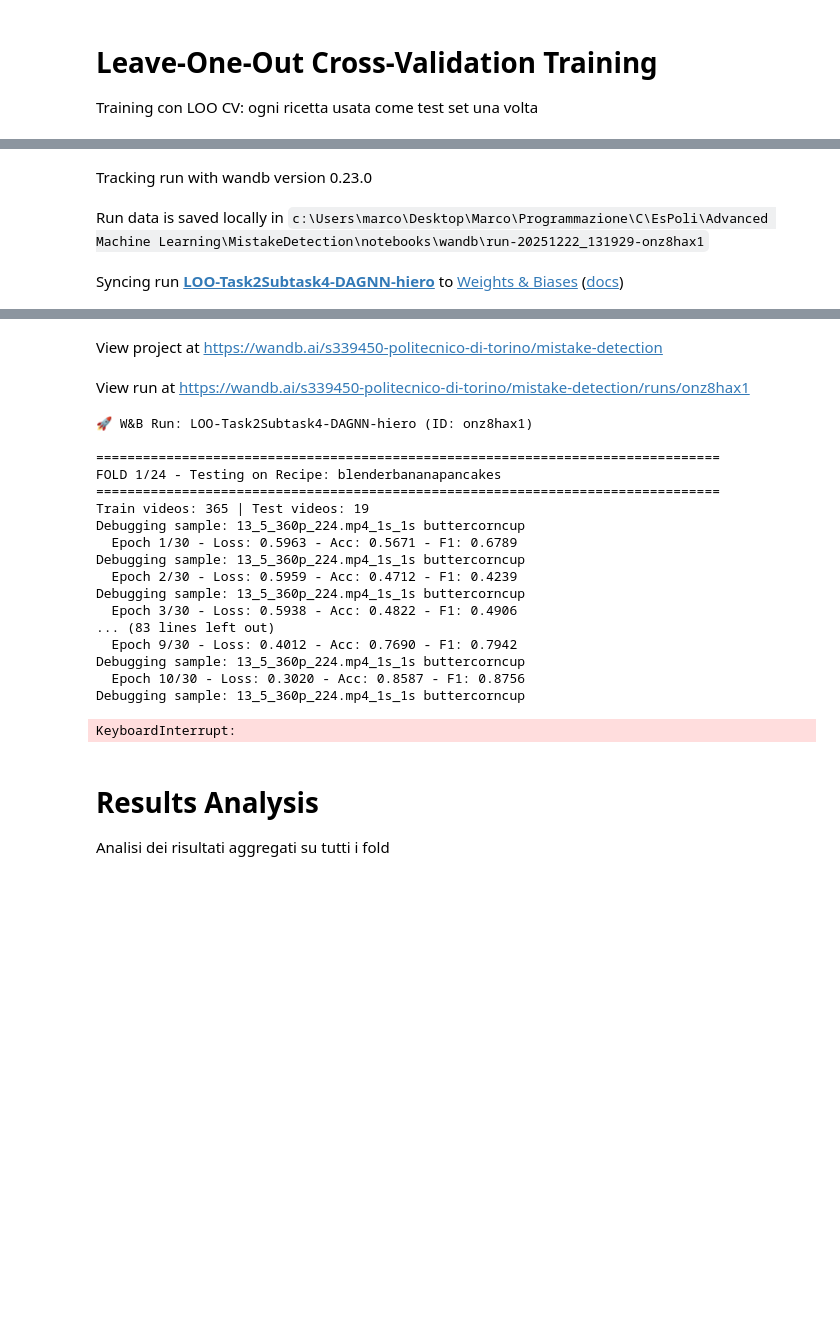
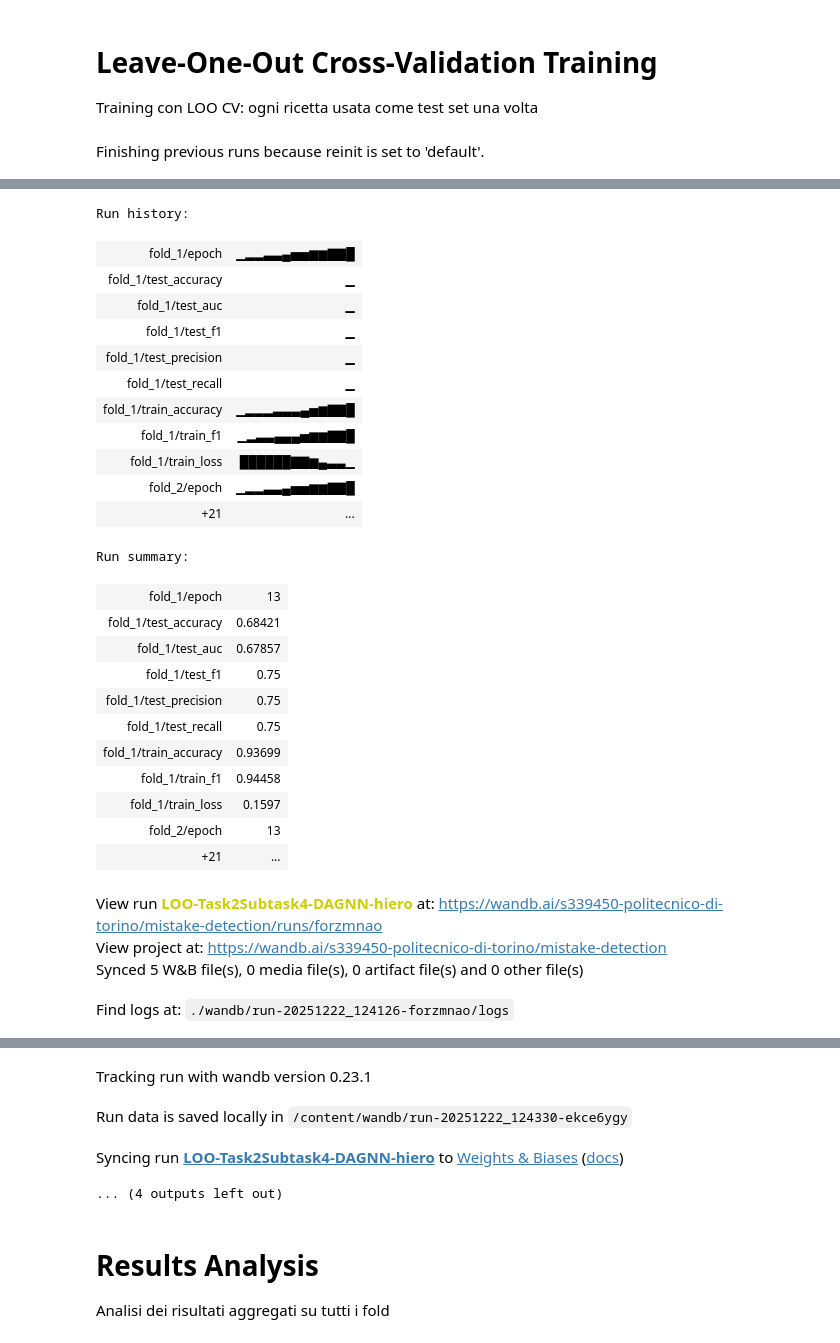
Before and after one commit to MarcoPernoVDP/MistakeDetection, a Jupyter notebook: notebooks/Task2Subtask4.ipynb, the cells around one changed output, grey strips where cells are left out. Cells and saved outputs as stored; diff of their text form; code cells hidden in the pictures; blank space fills up the shorter version.

```diff
--- a/notebooks/Task2Subtask4.ipynb
+++ b/notebooks/Task2Subtask4.ipynb
@@ -83,7 +102,7 @@ config = {
     "input_dim": DATASET_SOURCE.input_dims(),
     "batch_size": 1,  # DEVE essere 1 per sequenze di lunghezza variabile
     "learning_rate": 1e-4,
-    "epochs": 30,
+    "epochs": 10,
     "pos_weight": 0.75,
     "optimizer": "Adam",
     "loss_function": "BCEWithLogitsLoss",
@@ -327,7 +366,6 @@ run = wandb.init(
         "hidden_dim": 256,
         "num_gnn_layers": 3,
         "dropout": 0.3,
-        "batch_size": 4,  # Per grafi possiamo batchare
     },
     tags=["leave-one-out", "Task2Subtask4", "DAGNN", DATASET_SOURCE.value],
     notes=f"Leave-One-Out CV with DAGNN for mistake detection using {DATASET_SOURCE.value} features"
@@ -341,7 +379,6 @@ config.update({
     "hidden_dim": 256,
     "num_gnn_layers": 3,
     "dropout": 0.3,
-    "batch_size": 4,
 })
 
 # Statistiche per aggregare i risultati di tutti i fold
@@ -510,33 +547,59 @@ for fold_idx, test_recipe_name in enumerate(recipes):
         'f1': test_f1,
         'precision': test_precision,
         'recall': test_recall,
         'auc': test_auc,
         'test_targets': test_targets,
         'test_preds': test_preds
     }
     all_fold_results.append(fold_result)
 
     # Log su W&B
     wandb.log({
         f"fold_{fold_idx+1}/test_accuracy": test_acc,
         f"fold_{fold_idx+1}/test_f1": test_f1,
         f"fold_{fold_idx+1}/test_precision": test_precision,
         f"fold_{fold_idx+1}/test_recall": test_recall,
         f"fold_{fold_idx+1}/test_auc": test_auc,
     })
 
     print(f"\n  Test Results for Recipe {test_recipe_name}:")
     print(f"    Accuracy: {test_acc:.4f}")
     print(f"    F1: {test_f1:.4f}")
     print(f"    Precision: {test_precision:.4f}")
     print(f"    Recall: {test_recall:.4f}")
     print(f"    AUC: {test_auc:.4f}")
 
 print(f"\n{'='*80}")
 print("🎉 Leave-One-Out Cross-Validation completato!")
 print(f"{'='*80}")
 # %% [output]
+Finishing previous runs because reinit is set to 'default'.
 [interactive output not drawn]
-Tracking run with wandb version 0.23.0
+Run history:
+| fold_1/epoch | ▁▂▂▃▃▄▅▅▆▆▇▇█ |
+| fold_1/test_accuracy | ▁ |
+| fold_1/test_auc | ▁ |
+| fold_1/test_f1 | ▁ |
+| fold_1/test_precision | ▁ |
+| fold_1/test_recall | ▁ |
+| fold_1/train_accuracy | ▁▂▂▂▃▃▃▄▅▆▇▇█ |
+| fold_1/train_f1 | ▁▂▃▃▄▄▄▅▆▆▇▇█ |
+| fold_1/train_loss | ██████▇▇▆▄▃▃▁ |
+| fold_2/epoch | ▁▂▂▃▃▄▅▅▆▆▇▇█ |
+| +21 | ... |
+Run summary:
+| fold_1/epoch | 13 |
+| fold_1/test_accuracy | 0.68421 |
+| fold_1/test_auc | 0.67857 |
+| fold_1/test_f1 | 0.75 |
+| fold_1/test_precision | 0.75 |
+| fold_1/test_recall | 0.75 |
+| fold_1/train_accuracy | 0.93699 |
+| fold_1/train_f1 | 0.94458 |
+| fold_1/train_loss | 0.1597 |
+| fold_2/epoch | 13 |
+| +21 | ... |
-Run data is saved locally in c:\Users\marco\Desktop\Marco\Programmazione\C\EsPoli\Advanced Machine Learning\MistakeDetection\notebooks\wandb\run-20251222_131929-onz8hax1
+View run LOO-Task2Subtask4-DAGNN-hiero at: https://wandb.ai/s339450-politecnico-di-torino/mistake-detection/runs/forzmnao
+View project at: https://wandb.ai/s339450-politecnico-di-torino/mistake-detection
+Synced 5 W&B file(s), 0 media file(s), 0 artifact file(s) and 0 other file(s)
-Syncing run LOO-Task2Subtask4-DAGNN-hiero to Weights & Biases (docs)
+Find logs at: ./wandb/run-20251222_124126-forzmnao/logs
@@ -543,23 +607,7 @@ Syncing run LOO-Task2Subtask4-DAGNN-hiero to Weights & Biases (docs)
-View project at https://wandb.ai/s339450-politecnico-di-torino/mistake-detection
+Tracking run with wandb version 0.23.1
-View run at https://wandb.ai/s339450-politecnico-di-torino/mistake-detection/runs/onz8hax1
+Run data is saved locally in /content/wandb/run-20251222_124330-ekce6ygy
-🚀 W&B Run: LOO-Task2Subtask4-DAGNN-hiero (ID: onz8hax1)
-
-================================================================================
-FOLD 1/24 - Testing on Recipe: blenderbananapancakes
-================================================================================
-Train videos: 365 | Test videos: 19
-Debugging sample: 13_5_360p_224.mp4_1s_1s buttercorncup
-  Epoch 1/30 - Loss: 0.5963 - Acc: 0.5671 - F1: 0.6789
-Debugging sample: 13_5_360p_224.mp4_1s_1s buttercorncup
-  Epoch 2/30 - Loss: 0.5959 - Acc: 0.4712 - F1: 0.4239
-Debugging sample: 13_5_360p_224.mp4_1s_1s buttercorncup
-  Epoch 3/30 - Loss: 0.5938 - Acc: 0.4822 - F1: 0.4906
-... (83 lines left out)
-  Epoch 9/30 - Loss: 0.4012 - Acc: 0.7690 - F1: 0.7942
-Debugging sample: 13_5_360p_224.mp4_1s_1s buttercorncup
-  Epoch 10/30 - Loss: 0.3020 - Acc: 0.8587 - F1: 0.8756
-Debugging sample: 13_5_360p_224.mp4_1s_1s buttercorncup
-KeyboardInterrupt:
+Syncing run LOO-Task2Subtask4-DAGNN-hiero to Weights & Biases (docs)
+... (4 outputs left out)
 # %% [markdown]
 # Results Analysis
 
```
Also changed, not shown: parts of 4 cells of this notebook.
